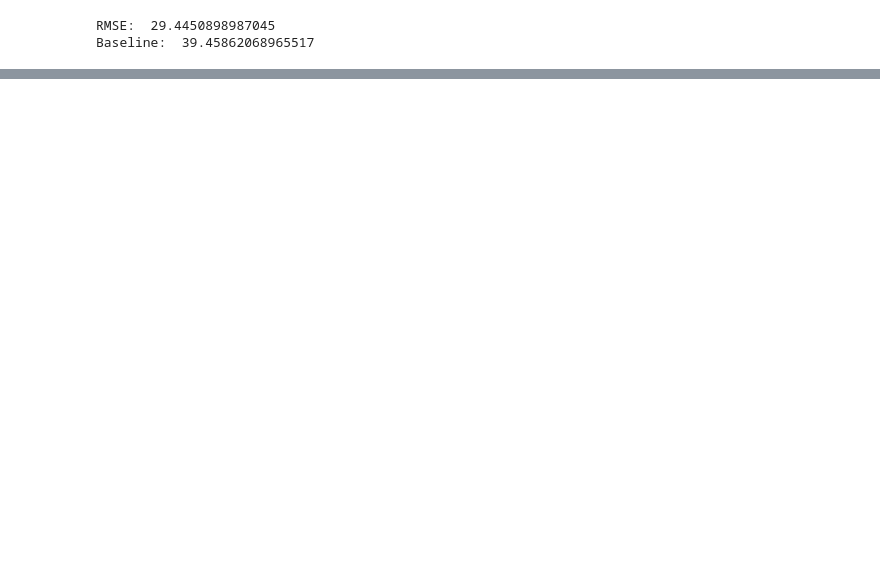
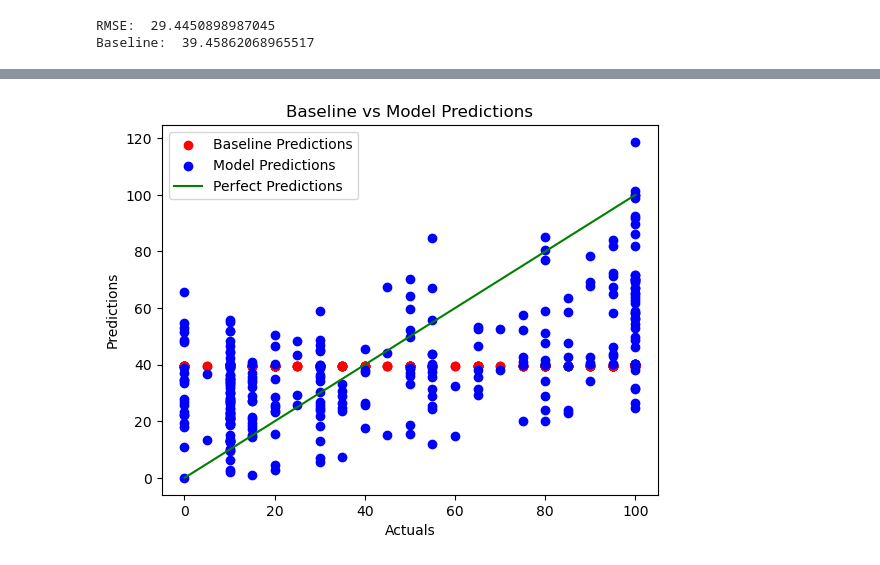
Before and after one commit to DHILL2123/natural-language-processing-exercises, a Jupyter notebook: superheroes.ipynb, the cells around one changed output, grey strips where cells are left out. Drawn from its saved outputs; the diff is of its cells as text; code cells hidden in the pictures; blank space fills up the shorter version.

```diff
--- a/superheroes.ipynb
+++ b/superheroes.ipynb
@@ -99,3 +76,9 @@ print("Baseline: ", baseline)
 # %% [output]
 RMSE:  29.4450898987045
 Baseline:  39.45862068965517
+# %%
+y_test = pd.DataFrame(y_test)
+# %%
+y_test['predictions'] = y_pred
+# %%
+y_test['baseline'] = baseline
@@ -101,0 +101,26 @@ Baseline:  39.45862068965517
+# %%
+# Create a scatter plot of actuals vs baseline predictions
+actuals = y_test['strength_score']
+predictions = y_test['predictions']
+baseline = y_test['baseline']
+
+plt.scatter(actuals, baseline, color='red', label='Baseline Predictions')
+
+# Create a scatter plot of actuals vs model predictions
+plt.scatter(actuals, predictions, color='blue', label='Model Predictions')
+
+# Add a diagonal line representing perfect predictions
+plt.plot([min(actuals), max(actuals)], [min(actuals), max(actuals)], color='green', label='Perfect Predictions')
+
+# Add labels for the x-axis, y-axis, and plot title
+plt.xlabel('Actuals')
+plt.ylabel('Predictions')
+plt.title('Baseline vs Model Predictions')
+
+# Add a legend
+plt.legend()
+
+# Show the plot
+plt.show()
+# %% [output]
+[figure, added]
```
Also changed, not shown: parts of 4 cells of this notebook, 2 other files.
